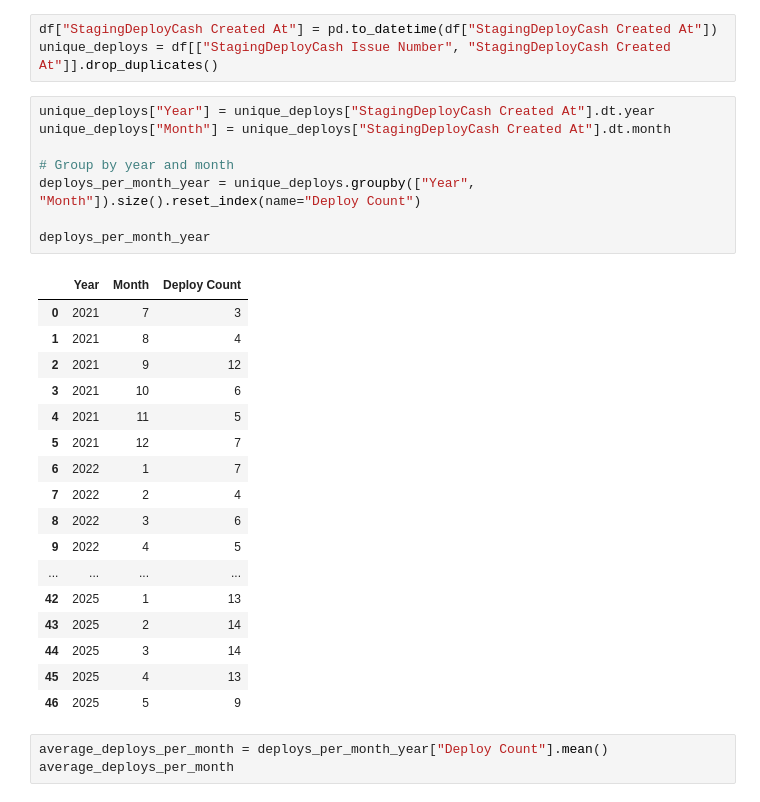
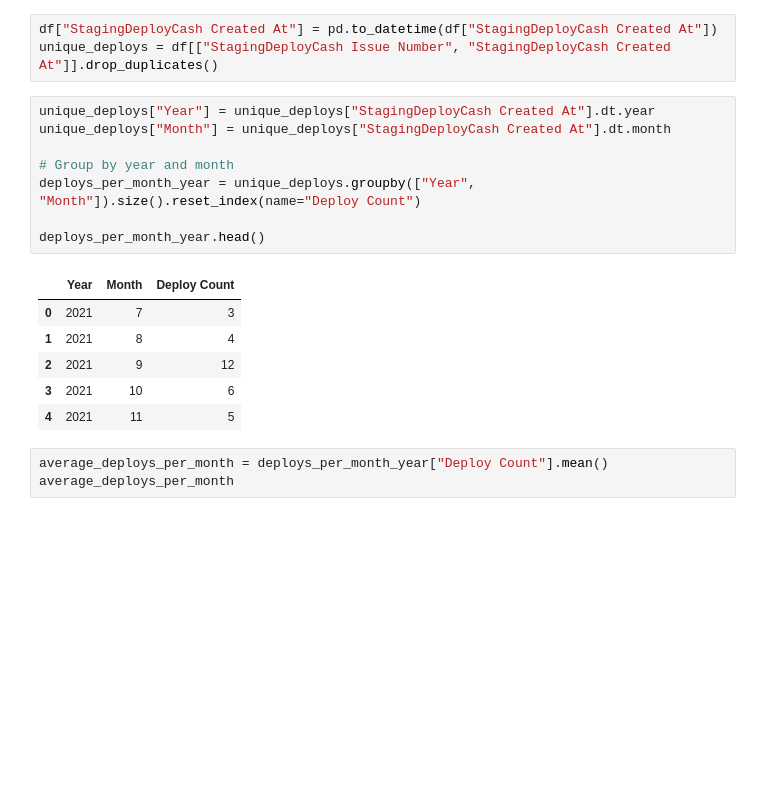
Before and after one commit to rushatgabhane/blame-gpt, a Jupyter notebook: notebooks/deploy_blocker.ipynb, the cells around one changed output. Cells and saved outputs as stored; diff of their text form; blank space fills up the shorter version.

```diff
--- a/notebooks/deploy_blocker.ipynb
+++ b/notebooks/deploy_blocker.ipynb
@@ -57,29 +57,18 @@ unique_deploys = df[["StagingDeployCash Issue Number", "StagingDeployCash Create
 # %%
 unique_deploys["Year"] = unique_deploys["StagingDeployCash Created At"].dt.year
 unique_deploys["Month"] = unique_deploys["StagingDeployCash Created At"].dt.month
 
 # Group by year and month
 deploys_per_month_year = unique_deploys.groupby(["Year", "Month"]).size().reset_index(name="Deploy Count")
 
-deploys_per_month_year
+deploys_per_month_year.head()
 # %% [output]
 |  | Year | Month | Deploy Count |
 | 0 | 2021 | 7 | 3 |
 | 1 | 2021 | 8 | 4 |
 | 2 | 2021 | 9 | 12 |
 | 3 | 2021 | 10 | 6 |
 | 4 | 2021 | 11 | 5 |
-| 5 | 2021 | 12 | 7 |
-| 6 | 2022 | 1 | 7 |
-| 7 | 2022 | 2 | 4 |
-| 8 | 2022 | 3 | 6 |
-| 9 | 2022 | 4 | 5 |
-| ... | ... | ... | ... |
-| 42 | 2025 | 1 | 13 |
-| 43 | 2025 | 2 | 14 |
-| 44 | 2025 | 3 | 14 |
-| 45 | 2025 | 4 | 13 |
-| 46 | 2025 | 5 | 9 |
 # %%
 average_deploys_per_month = deploys_per_month_year["Deploy Count"].mean()
 average_deploys_per_month
```
Also changed, not shown: parts of 10 cells of this notebook, 6 other files.
